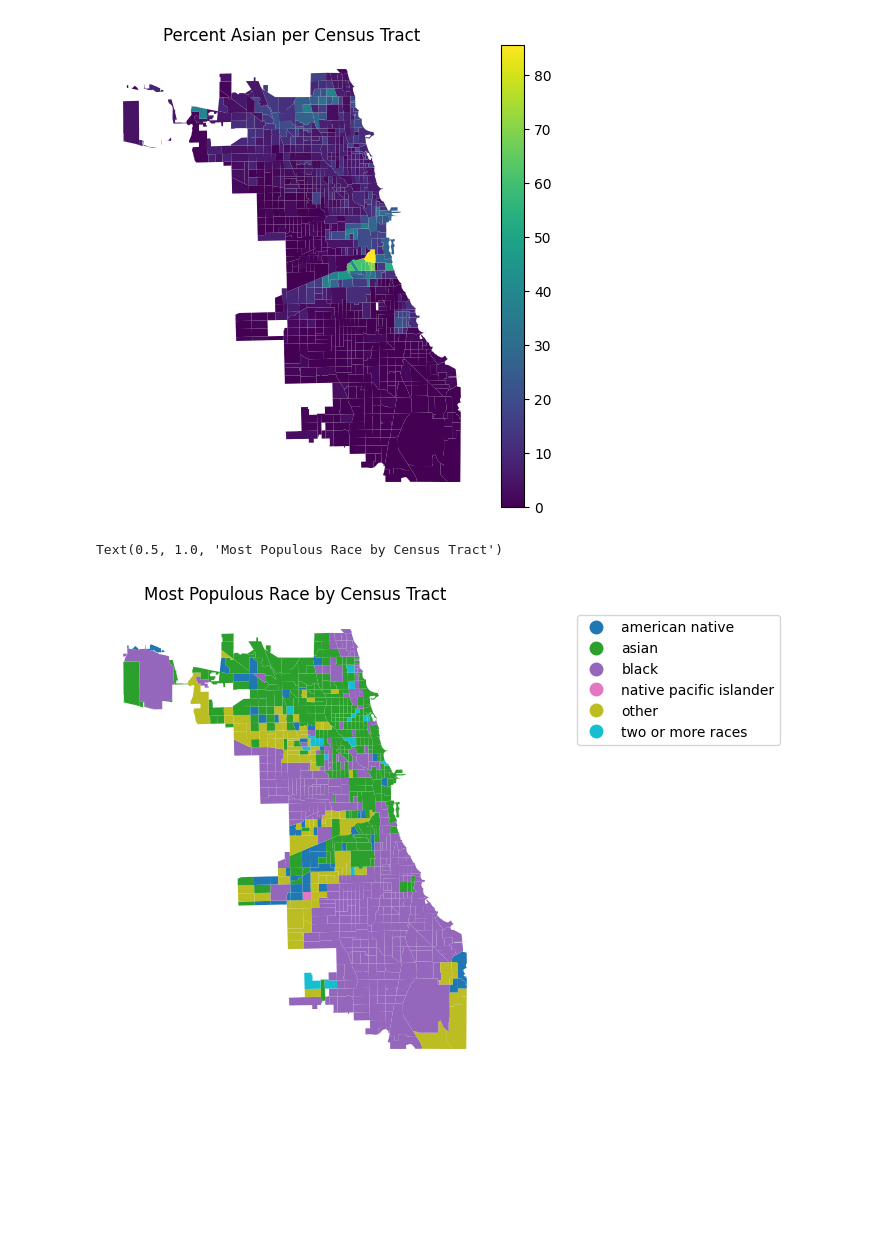
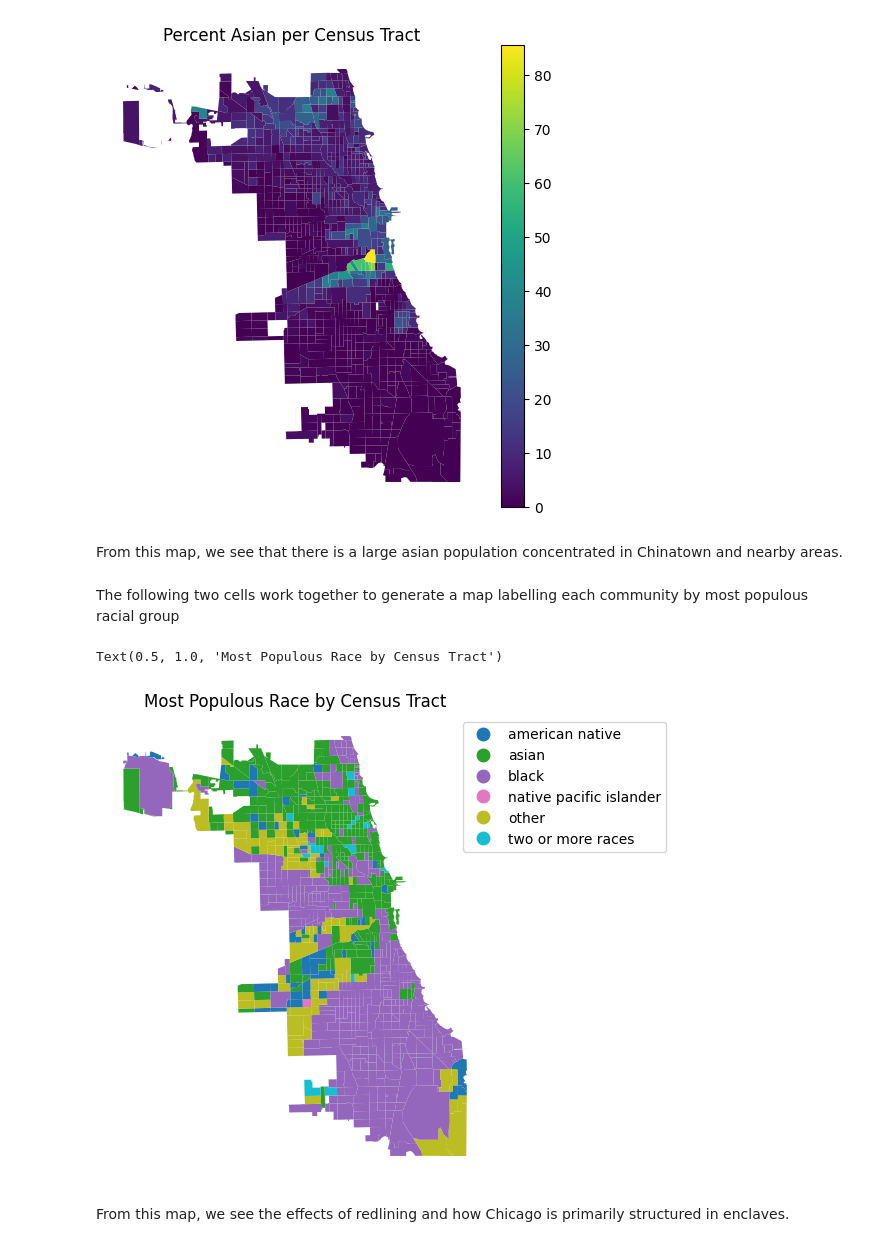
Before and after one commit to uchicago-dsi/cpl_project, a Jupyter notebook: can-summer-2023/rajvi_things/census data analysis/censusRaceAnalytics.ipynb, the cells around one changed output. Drawn from its saved outputs; the diff is of its cells as text; code cells hidden in the pictures; blank space fills up the shorter version.

```diff
--- a/can-summer-2023/rajvi_things/census data analysis/censusRaceAnalytics.ipynb
+++ b/can-summer-2023/rajvi_things/census data analysis/censusRaceAnalytics.ipynb
@@ -78,4 +76,8 @@ ax.set_title('Percent Asian per Census Tract', fontdict={'fontsize': '12', 'font
 # %% [output]
 Text(0.5, 1.0, 'Percent Asian per Census Tract')
 [figure]
+# %% [markdown]
+From this map, we see that there is a large asian population concentrated in Chinatown and nearby areas.
+# %% [markdown]
+The following two cells work together to generate a map labelling each community by most populous racial group
 # %%
@@ -107,18 +113,19 @@ for index, row in populousRace.iterrows():
 populousRace['most populous race']= mostPopulousRace
 # %%
+# the following converts the data frame to a geo data frame and plots the most populous racial groups by census tract
+
 populousRace = gpd.GeoDataFrame(
     populousRace.loc[:, [c for c in populousRace.columns if c != "geometry"]],
     geometry=gpd.GeoSeries.from_wkt(populousRace["geometry"]),
     crs="epsg:4326",
     )
 
-#plt.show()
-#populousRace.plot("most populous race", legend = True, legend_kwds={'bbox_to_anchor': (1.8, 1)})
-
 fig, ax = plt.subplots(1, figsize=(10, 6))
-populousRace.plot("most populous race", legend = True, legend_kwds={'bbox_to_anchor': (1.8, 1)}, ax=ax)
+populousRace.plot("most populous race", legend = True, legend_kwds={'bbox_to_anchor': (1.5, 1)}, ax=ax)
 ax.axis('off')
 ax.set_title('Most Populous Race by Census Tract', fontdict={'fontsize': '12', 'fontweight' : '3'})
 # %% [output]
 Text(0.5, 1.0, 'Most Populous Race by Census Tract')
-[figure, old version]
+[figure, new version]
+# %% [markdown]
+From this map, we see the effects of redlining and how Chicago is primarily structured in enclaves.
```
Also changed, not shown: parts of 9 cells of this notebook, 4 other files.
